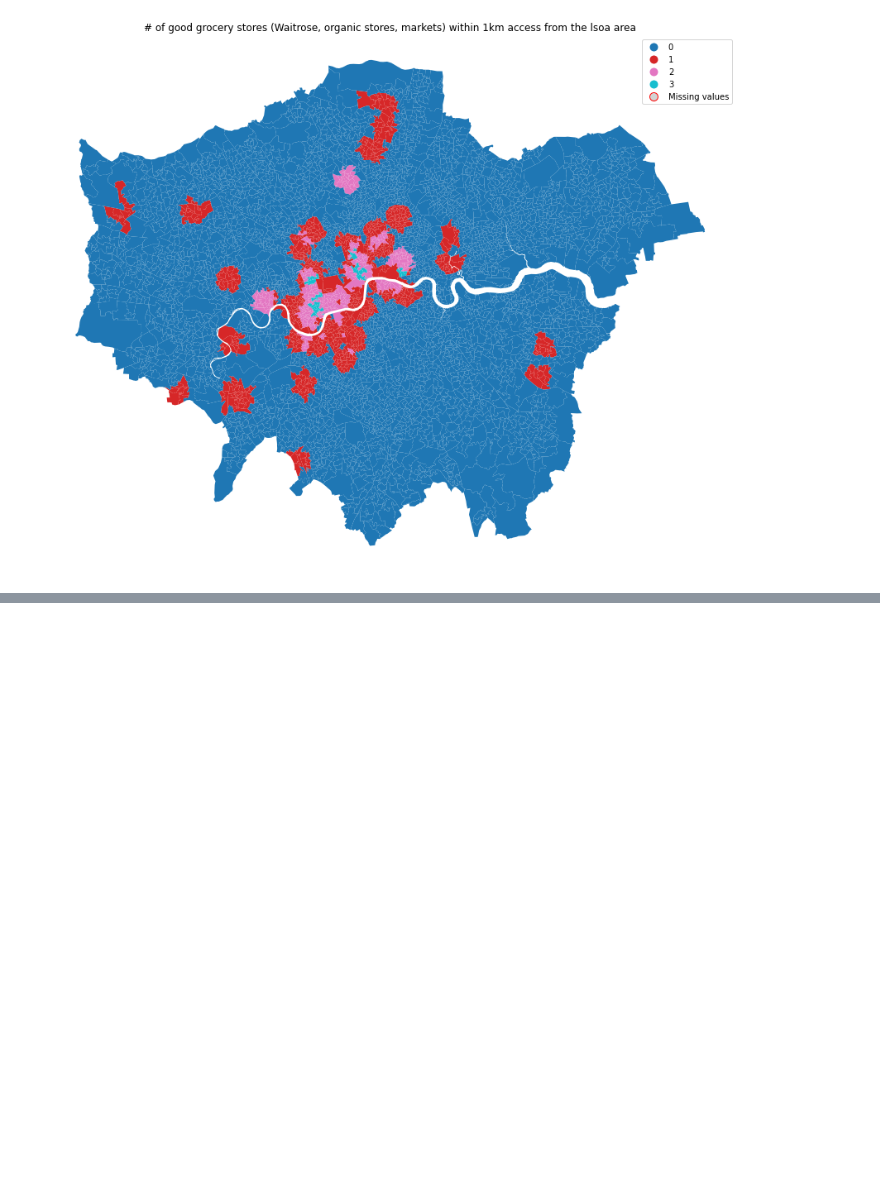
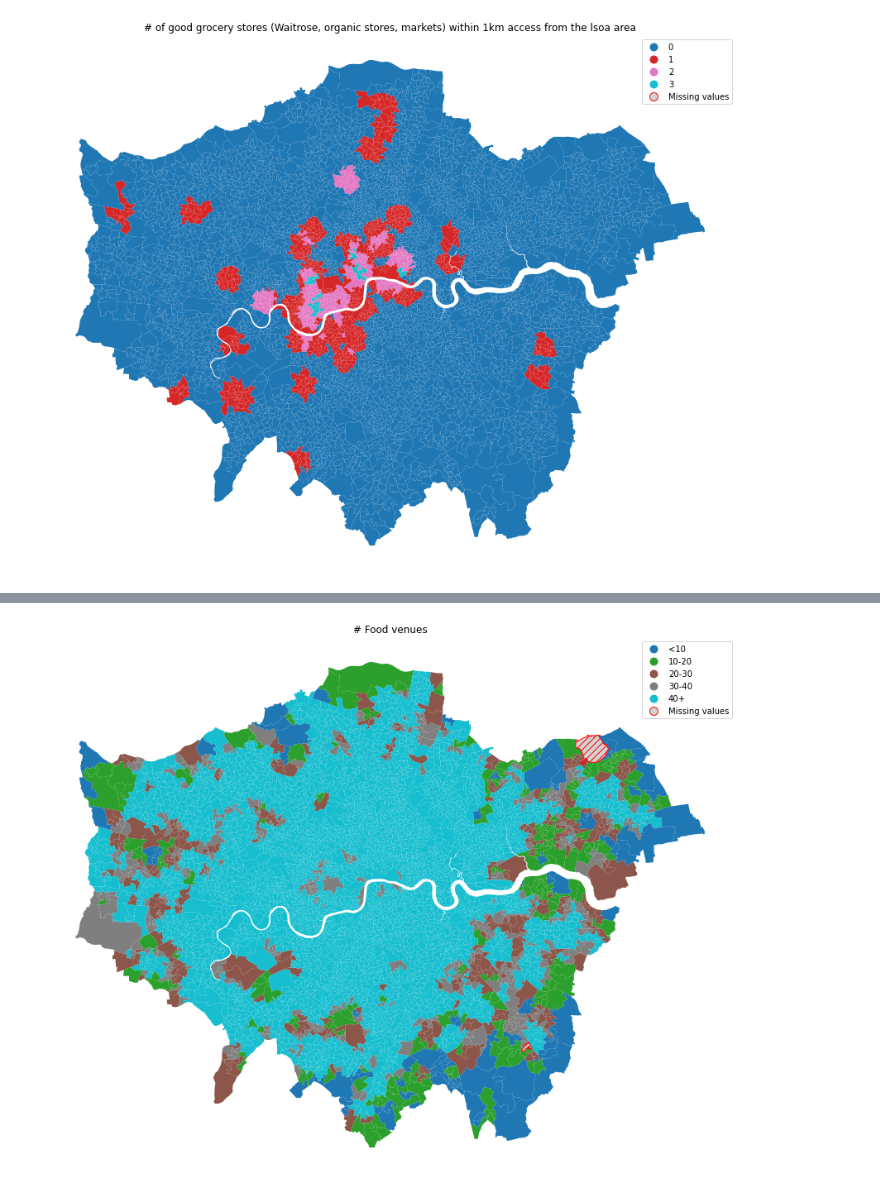
Before and after one commit to jelenalor/RealEstate, a Jupyter notebook: 2.EDA regions.ipynb, the cells around one changed output, grey strips where cells are left out. Drawn from its saved outputs; the diff is of its cells as text; code cells hidden in the pictures; blank space fills up the shorter version.

```diff
--- a/2.EDA regions.ipynb
+++ b/2.EDA regions.ipynb
@@ -255,14 +356,13 @@ engine = psycopg2.connect(database="postgres", user=secrets.user(), password=sec
 
 sql = """
 SELECT
-    s.lsoa, s.gender, s.phase, g.rg_name, g.lsoa_geometry, count( distinct s.school_nam) as total_stores
-from schools as s
-join geo2 as g
-on c.lsoa = g.lsoa
-group by s.lsoa,  g.rg_name, g.lsoa_geometry,
-;
+    f.lsoa, g.rg_name, g.lsoa_geometry, count( distinct f.name) as total_venues
+from food as f
+right join geo2 as g
+on f.lsoa = g.lsoa
+group by f.lsoa, g.rg_name, g.lsoa_geometry;
 
 """
 
-gdf_all = gpd.read_postgis(sql, engine, geom_col='ward_geometry')
+gdf_all = gpd.read_postgis(sql, engine, geom_col='lsoa_geometry')
 gdf_all.head(2)
@@ -270,0 +385,11 @@ gdf_all.head(2)
+# %%
+gdf_all["total_venues_bins"] = pd.cut(gdf_all["total_venues"], [0, 10, 20, 30, 40, 50],labels=["<10", "10-20", "20-30", "30-40", "40+"])
+
+fig, ax = plt.subplots(figsize=(15, 14))
+ax.axis('off')
+# Merged back the complete geometry dataset to ensure the wards with no crime are also shown
+gdf_all.plot(ax = ax, column="total_venues_bins", legend=True, missing_kwds={"color": "lightgrey","edgecolor": "red", "hatch": "///", "label": "Missing values",})
+ax.set_title("# Food venues")
+plt.show()
+# %% [output]
+[figure, added]
```
Also changed, not shown: parts of 16 cells of this notebook.
